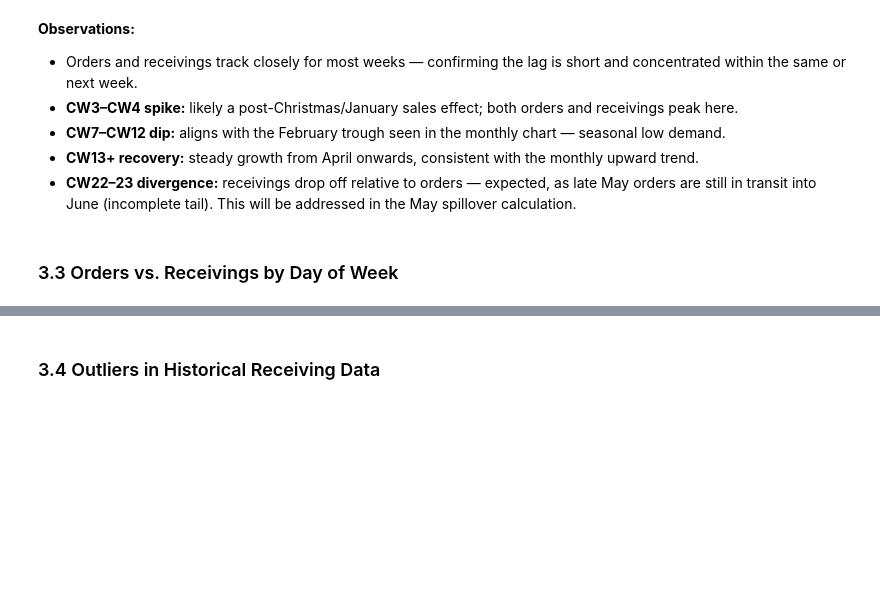
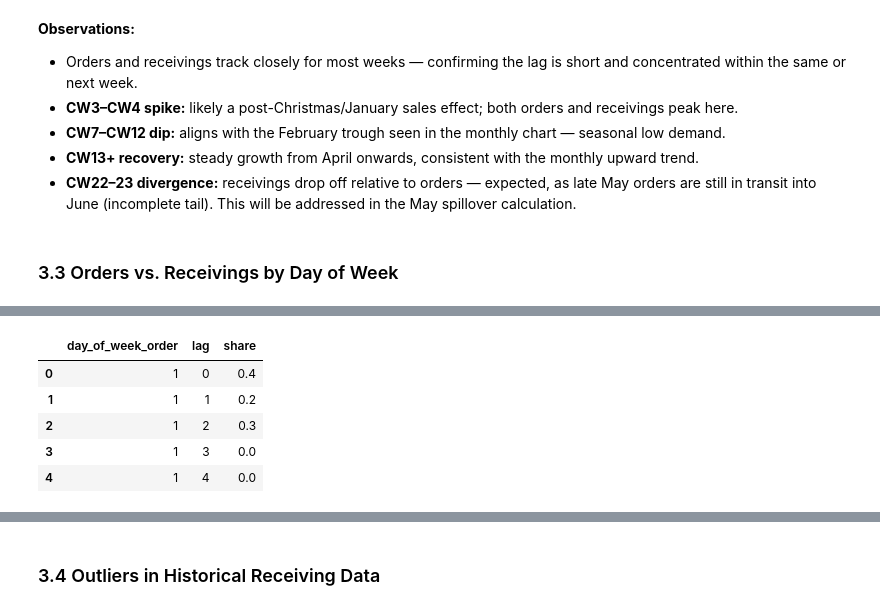
Before and after one commit to traha-89/zalando_fcst_case_study, a Jupyter notebook: analysis.ipynb, the cells around one changed output, grey strips where cells are left out. Cells and saved outputs as stored; diff of their text form; code cells hidden in the pictures; blank space fills up the shorter version.

```diff
--- a/analysis.ipynb
+++ b/analysis.ipynb
@@ -611,0 +695,16 @@ plt.show()
+# %%
+# Average share by (day_of_week_order, lag) — cap lag at 14 days (covers 99%+ of item volume)
+lag_dow = (
+    hist[hist["lag"] <= 14]
+    .groupby(["day_of_week_order", "lag"])["share"]
+    .mean()
+    .reset_index()
+)
+lag_dow.head()
+# %% [output]
+|  | day_of_week_order | lag | share |
+| 0 | 1 | 0 | 0.4 |
+| 1 | 1 | 1 | 0.2 |
+| 2 | 1 | 2 | 0.3 |
+| 3 | 1 | 3 | 0.0 |
+| 4 | 1 | 4 | 0.0 |
```
Also changed, not shown: parts of 7 cells of this notebook.
